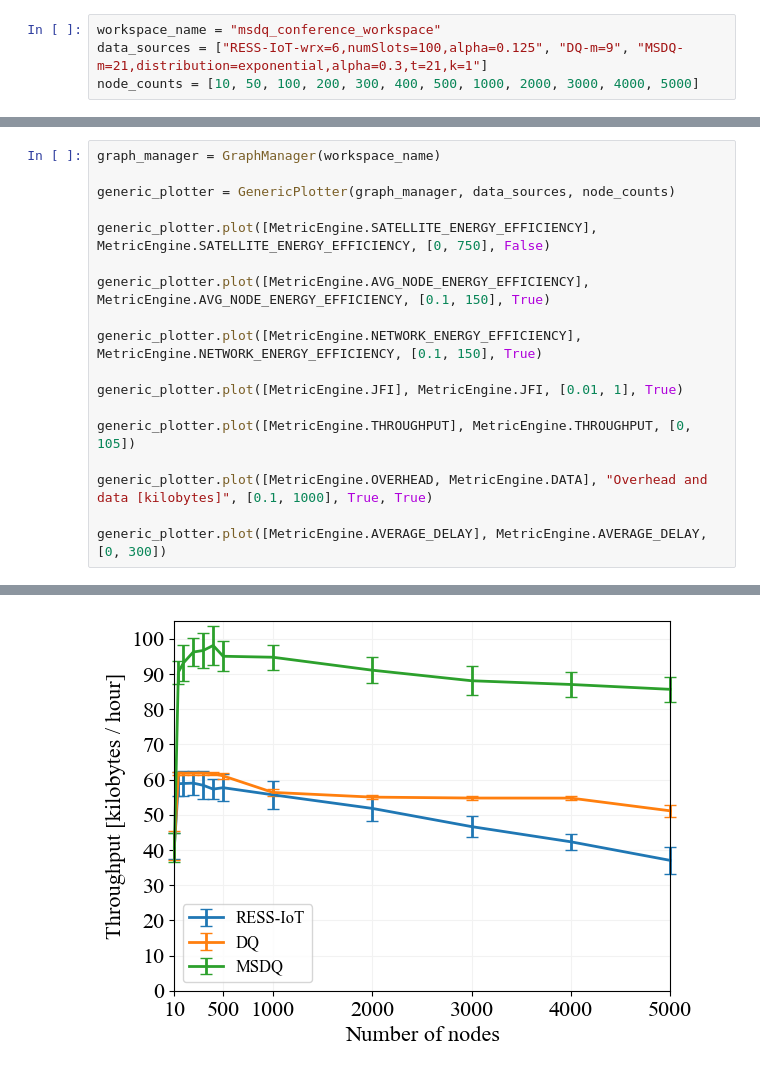
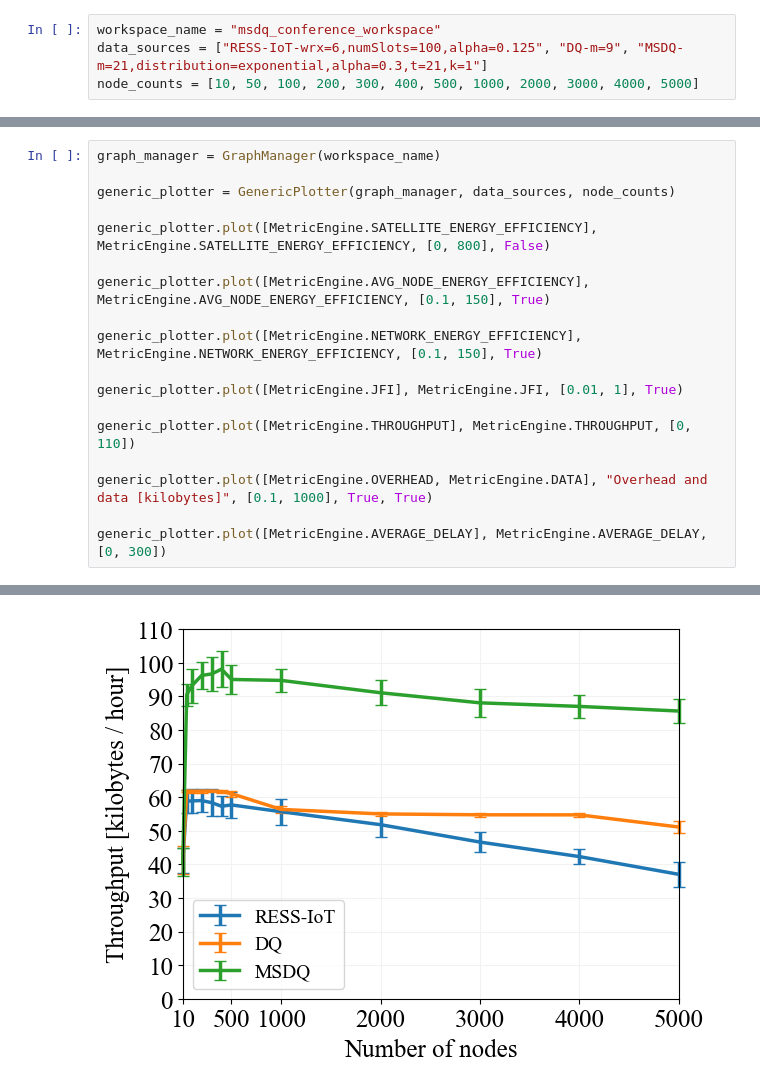
Before and after one commit to jason-gerard/DRAAF-pipeline, a Jupyter notebook: DRAAF_pipeline/workspaces/msdq_conference_workspace/client.ipynb, the cells around one changed output, grey strips where cells are left out. Drawn from its saved outputs; the diff is of its cells as text.

Commit message:
Update graphs

```diff
--- a/DRAAF_pipeline/workspaces/msdq_conference_workspace/client.ipynb
+++ b/DRAAF_pipeline/workspaces/msdq_conference_workspace/client.ipynb
@@ -34,7 +19,7 @@ graph_manager = GraphManager(workspace_name)
 
 generic_plotter = GenericPlotter(graph_manager, data_sources, node_counts)
 
-generic_plotter.plot([MetricEngine.SATELLITE_ENERGY_EFFICIENCY], MetricEngine.SATELLITE_ENERGY_EFFICIENCY, [0, 750], False)
+generic_plotter.plot([MetricEngine.SATELLITE_ENERGY_EFFICIENCY], MetricEngine.SATELLITE_ENERGY_EFFICIENCY, [0, 800], False)
 
 generic_plotter.plot([MetricEngine.AVG_NODE_ENERGY_EFFICIENCY], MetricEngine.AVG_NODE_ENERGY_EFFICIENCY, [0.1, 150], True)
 
@@ -42,7 +27,7 @@ generic_plotter.plot([MetricEngine.NETWORK_ENERGY_EFFICIENCY], MetricEngine.NETW
 
 generic_plotter.plot([MetricEngine.JFI], MetricEngine.JFI, [0.01, 1], True)
 
-generic_plotter.plot([MetricEngine.THROUGHPUT], MetricEngine.THROUGHPUT, [0, 105])
+generic_plotter.plot([MetricEngine.THROUGHPUT], MetricEngine.THROUGHPUT, [0, 110])
 
 generic_plotter.plot([MetricEngine.OVERHEAD, MetricEngine.DATA], "Overhead and data [kilobytes]", [0.1, 1000], True, True)
 
@@ -55 +40 @@ generic_plotter.plot([MetricEngine.AVERAGE_DELAY], MetricEngine.AVERAGE_DELAY, [
-[figure, old version]
+[figure, new version]
```
Also changed, not shown: parts of 2 cells of this notebook, 17 other files.
